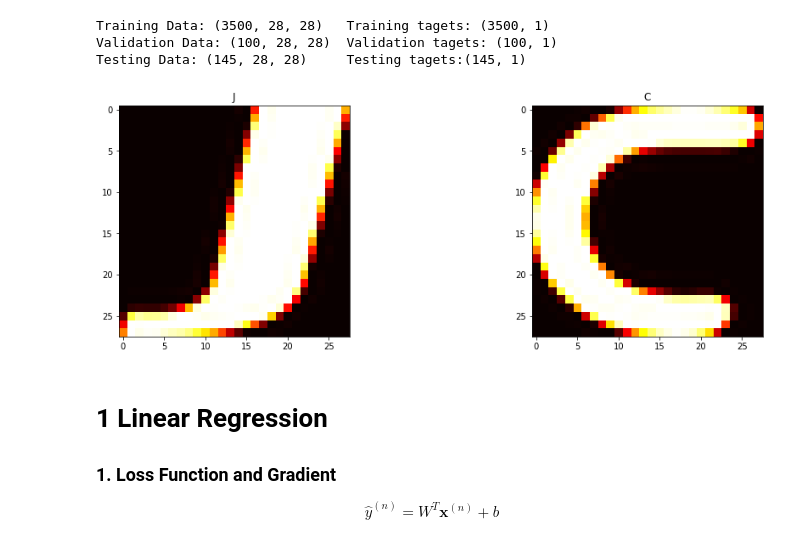
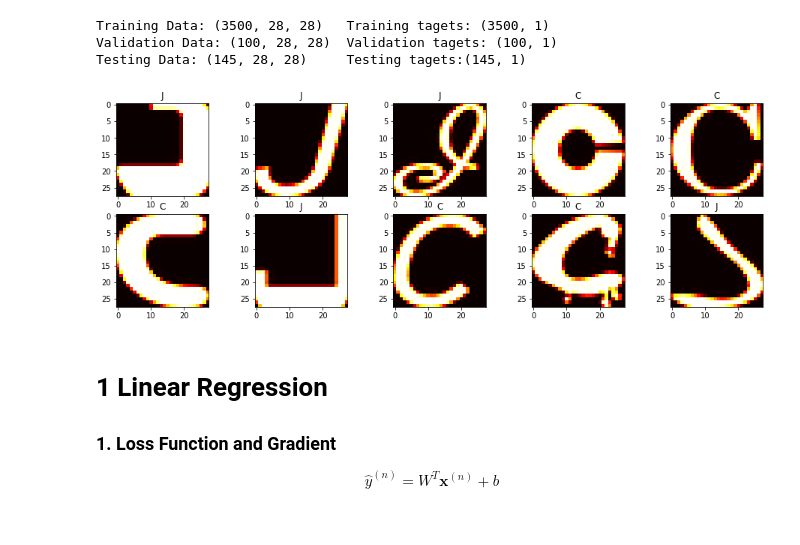
Before and after one commit to ekeilty17/ECE421-Assignments, a Jupyter notebook: A1/A1 WriteUp.ipynb, the cells around one changed output. Drawn from its saved outputs; the diff is of its cells as text; code cells hidden in the pictures.

Commit message:
Better plots

```diff
--- a/A1/A1 WriteUp.ipynb
+++ b/A1/A1 WriteUp.ipynb
@@ -38,17 +38,18 @@ Validation Data: (100, 28, 28)  Validation tagets: (100, 1)
 Testing Data: (145, 28, 28)     Testing tagets:(145, 1)
 # %%
 def plot(image, target, ax=None):
-    ax = plt if ax == None else ax
+    ax = plt.gca() if ax == None else ax
     ax.imshow(image, cmap="hot")
     ax.set_title('J' if target == 0 else 'C')
     # targets are binary encoded 0 == 'J' and 1 == 'C'
 # %%
-fig, ax = plt.subplots(1, 2, figsize=(16, 5))
-plot(trainData[0], trainTarget[0], ax=ax[0])
-plot(trainData[1], trainTarget[1], ax=ax[1])
+fig, axis = plt.subplots(2, 5, figsize=(16, 5))
+for ax in axis.reshape(-1):
+    r = np.random.randint(trainData.shape[0])
+    plot(trainData[r], trainTarget[r], ax=ax)
 plt.show()
 # %% [output]
-[figure, old version]
+[figure, new version]
 # %%
 def augment(X, w, b):
     # flatten X
```
Also changed, not shown: parts of 1 cell of this notebook.
